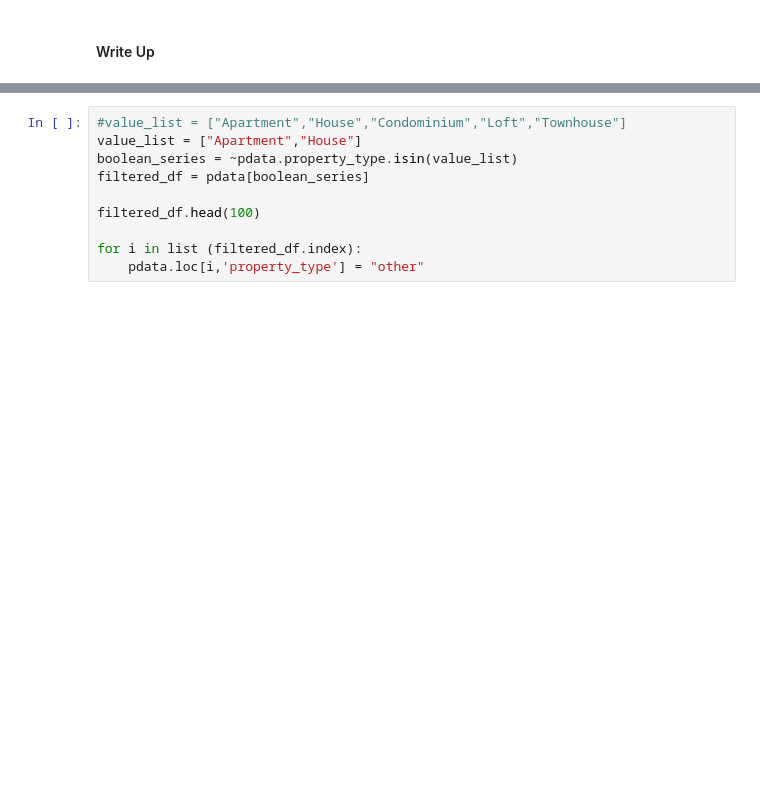
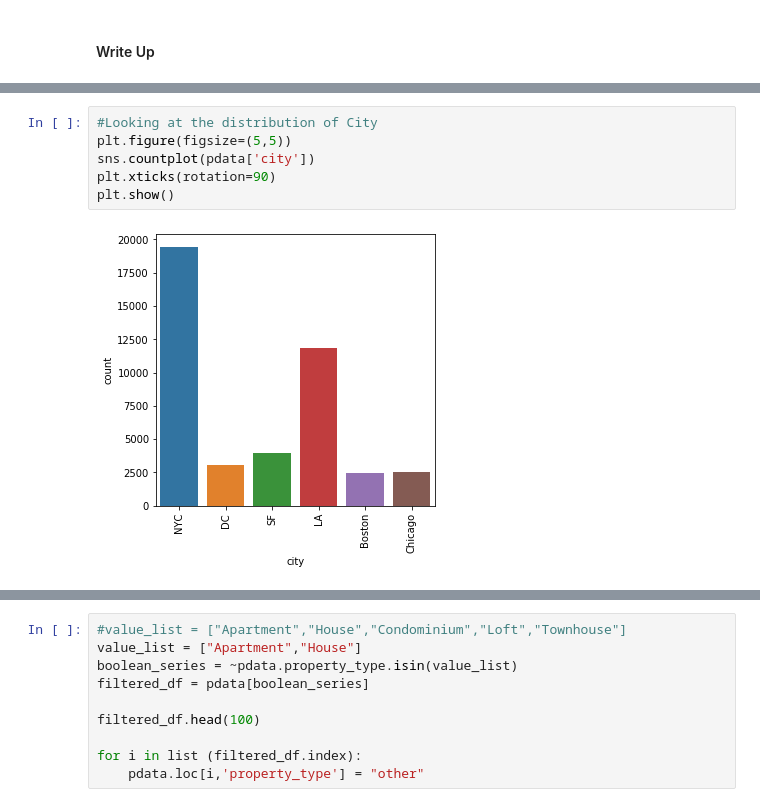
Before and after one commit to allenmiller17/SMU_7331_ML1_Project_1, a Jupyter notebook: Project 1 Final Write Up.ipynb, the cells around one changed output, grey strips where cells are left out. Cells and saved outputs as stored; diff of their text form; blank space fills up the shorter version.

```diff
--- a/Project 1 Final Write Up.ipynb
+++ b/Project 1 Final Write Up.ipynb
@@ -55,0 +63,8 @@ pdata['price'] = np.exp(pdata.log_price)
+# %%
+#Looking at the distribution of City
+plt.figure(figsize=(5,5))
+sns.countplot(pdata['city'])
+plt.xticks(rotation=90)
+plt.show()
+# %% [output]
+[figure, added]
```
Also changed, not shown: parts of 15 cells of this notebook, 1 other file.
